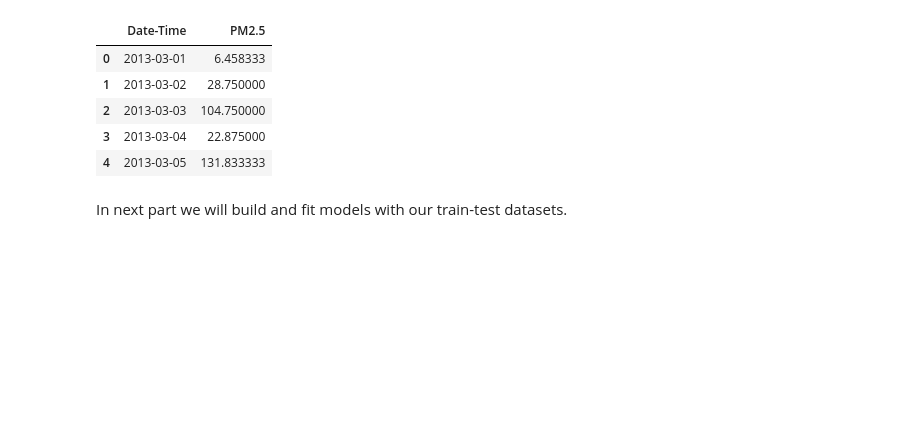
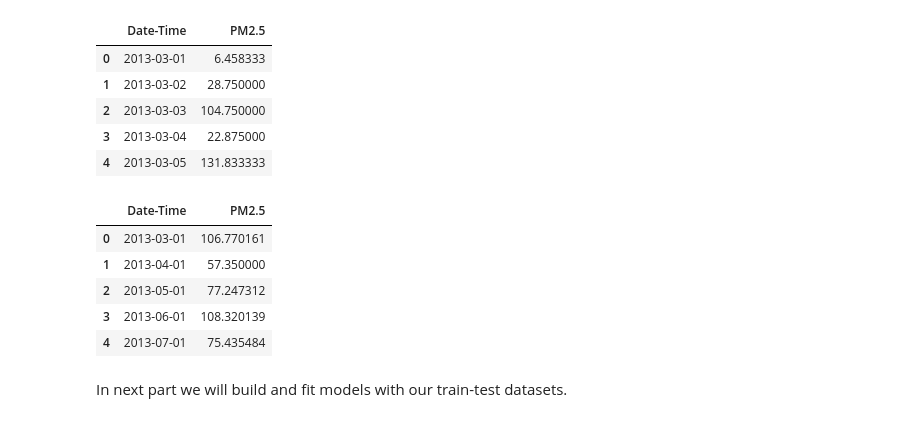
Before and after one commit to aishrock006/Capstone-Project, a Jupyter notebook: 1Data_Preprocessing.ipynb, the cells around one changed output. Drawn from its saved outputs; the diff is of its cells as text; code cells hidden in the pictures; blank space fills up the shorter version.

Commit message:
add code for monthly train-test split

```diff
--- a/1Data_Preprocessing.ipynb
+++ b/1Data_Preprocessing.ipynb
@@ -621,5 +693,15 @@ pd.read_csv('dataset/train/train_PM2.5.csv').head()
 | 2 | 2013-03-03 | 104.750000 |
 | 3 | 2013-03-04 | 22.875000 |
 | 4 | 2013-03-05 | 131.833333 |
+# %%
+# let's test one of the file from monthly directory
+pd.read_csv('dataset/monthly/train/train_PM2.5.csv').head()
+# %% [output]
+|  | Date-Time | PM2.5 |
+| 0 | 2013-03-01 | 106.770161 |
+| 1 | 2013-04-01 | 57.350000 |
+| 2 | 2013-05-01 | 77.247312 |
+| 3 | 2013-06-01 | 108.320139 |
+| 4 | 2013-07-01 | 75.435484 |
 # %% [markdown]
 In next part we will build and fit models with our train-test datasets.
```
Also changed, not shown: parts of 15 cells of this notebook.
